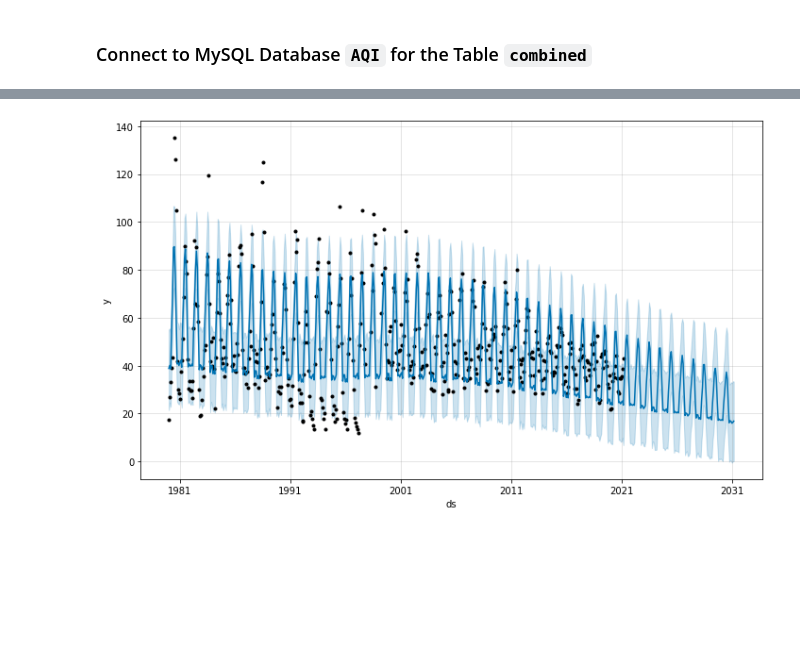
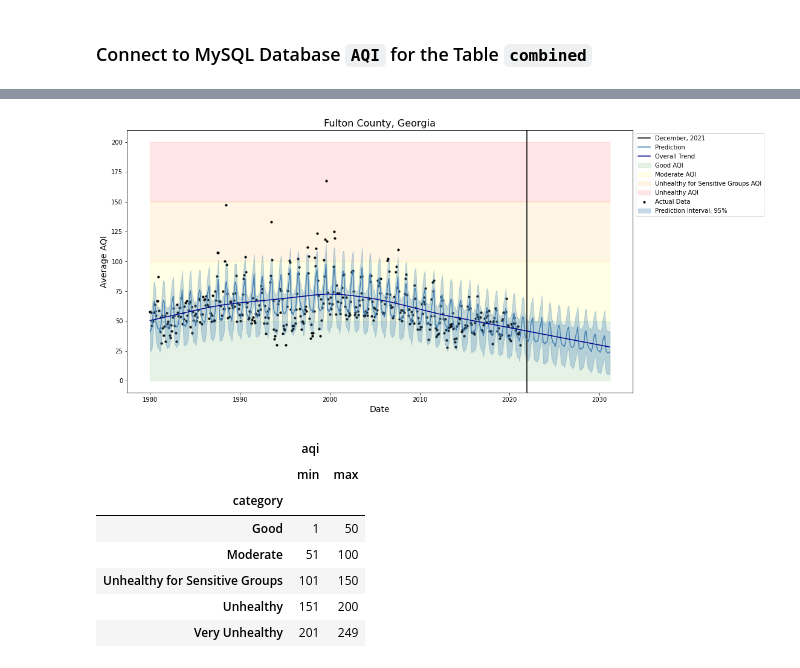
Before and after one commit to schnappv/CSE_6242_Project, a Jupyter notebook: notebooks/Time_Series.ipynb, the cells around one changed output, grey strips where cells are left out. Saved outputs shown, nothing was run; the diff lists cells and outputs as text; code cells hidden in the pictures; blank space fills up the shorter version.

```diff
--- a/notebooks/Time_Series.ipynb
+++ b/notebooks/Time_Series.ipynb
@@ -21,7 +21,7 @@ from db_management.database_management import load_data
 conn = connect()
 cursor = conn.cursor()
 # %%
-df = load_data(conn, "AQI", "index", "SELECT * FROM AQI.index WHERE state_name='Maryland'")
+df = load_data(conn, "AQI", "index", "SELECT * FROM AQI.index WHERE state_name='Georgia' AND county_name='Fulton'")
 df.head()
 # %% [output]
 |  | state_name | date | aqi | category | defining_parameter | latitude | longitude | county_name |
@@ -50,2 +33,2 @@ mont_df.head()
 # %%
-mont_df["date"] = pd.to_datetime(mont_df["date"])
+df["date"] = pd.to_datetime(df["date"])
@@ -58,5 +35,5 @@ See the caveats in the documentation: https://pandas.pydata.org/pandas-docs/stab
 # %%
-ts_df = mont_df.dropna(subset=["date"]).set_index("date").resample("MS").agg({"aqi":"mean"})
+ts_df = df.dropna(subset=["date"]).set_index("date").resample("MS").agg({"aqi":"mean"})
 ts_df.plot()
 # %% [output]
 <AxesSubplot:xlabel='date'>
@@ -80,5 +57,5 @@ fb_df
 495 rows × 2 columns
 # %%
 m = Prophet(seasonality_mode='multiplicative', mcmc_samples=300, weekly_seasonality=False, daily_seasonality=False)
-m.fit(fb_df)
+m.fit(fb_df, verbose=False)
 # %% [output]
@@ -143,4 +125,29 @@ fig = m.plot_components(fcst)
 # %%
-fig = m.plot(fcst)
+fig, ax = plt.subplots(figsize=(15, 8))
+ax.fill_between(x=fcst.ds, y1=0, y2=50, alpha=0.1, color="green", label="Good AQI")
+ax.fill_between(x=fcst.ds, y1=50, y2=100, alpha=0.1, color="yellow", label="Moderate AQI")
+ax.fill_between(x=fcst.ds, y1=100, y2=150, alpha=0.1, color="orange", label="Unhealthy for Sensitive Groups AQI")
+ax.fill_between(x=fcst.ds, y1=150, y2=200, alpha=0.1, color="red", label="Unhealthy AQI")
+plt.axvline(x=pd.to_datetime("2021-12-01"), c="k", label="December, 2021")
+plt.scatter(fb_df.ds, fb_df.y, color="k", s=10, label="Actual Data")
+plt.plot(fcst.ds, fcst.yhat, color="steelblue", label="Prediction")
+ax.fill_between(x=fcst.ds, y1=fcst.yhat_lower, y2=fcst.yhat_upper, alpha=0.3, color="steelblue", label="Prediction Interval: 95%")
+plt.plot(fcst.ds, fcst.trend, color="darkblue", label="Overall Trend")
+plt.legend(bbox_to_anchor=(1.0, 1.0), loc='upper left')
+plt.title("Fulton County, Georgia", fontsize=16)
+ax.set_xlabel("Date", fontsize=14)
+ax.set_ylabel("Average AQI", fontsize=14)
+plt.show()
 # %% [output]
-[figure, old version]
+[figure, new version]
+# %%
+df.groupby(by="category").agg({"aqi":["min", "max"]}).sort_values(('aqi', 'min'))
+# %% [output]
+|  | aqi |  |
+|  | min | max |
+| category |  |  |
+| Good | 1 | 50 |
+| Moderate | 51 | 100 |
+| Unhealthy for Sensitive Groups | 101 | 150 |
+| Unhealthy | 151 | 200 |
+| Very Unhealthy | 201 | 249 |
```
Also changed, not shown: parts of 9 cells of this notebook.
